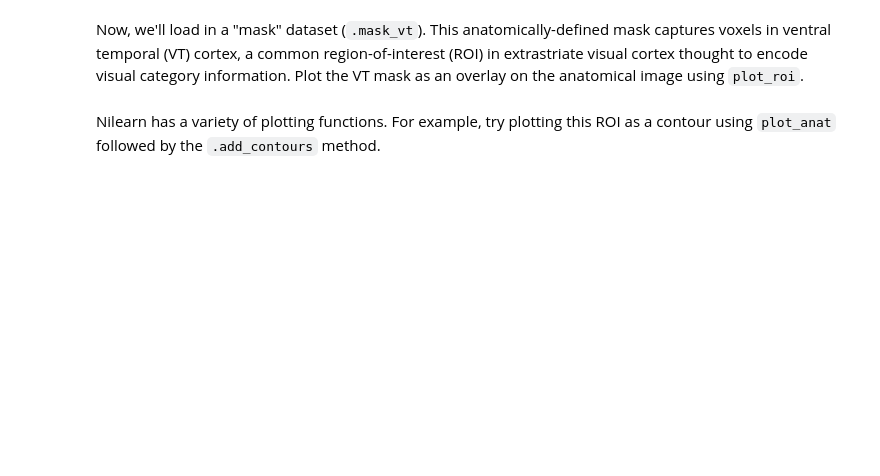
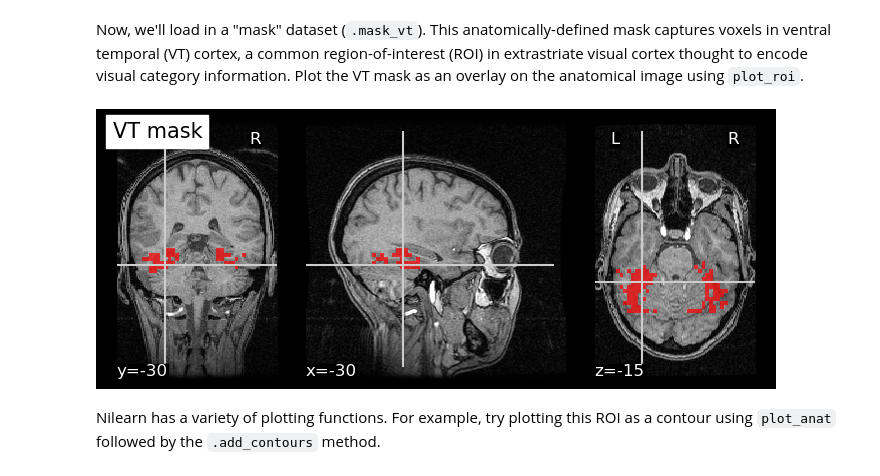
Before and after one commit to yunchang-z/neu502b-lab, a Jupyter notebook: fmri-01/fmri-01-visualization.ipynb, the cells around one changed output. Saved outputs shown, nothing was run; the diff lists cells and outputs as text; code cells hidden in the pictures; blank space fills up the shorter version.

```diff
--- a/fmri-01/fmri-01-visualization.ipynb
+++ b/fmri-01/fmri-01-visualization.ipynb
@@ -35,6 +58,12 @@ Next, we'll visualize the raw functional (BOLD) data. The BOLD data is a 4-dimen
 Now, we'll load in a "mask" dataset (`.mask_vt`). This anatomically-defined mask captures voxels in ventral temporal (VT) cortex, a common region-of-interest (ROI) in extrastriate visual cortex thought to encode visual category information. Plot the VT mask as an overlay on the anatomical image using `plot_roi`.
 # %%
 # Load and visualize VT mask
+mask_vt = haxby_dataset.mask_vt[0]
+cut_coords = (-30, -30, -15)
+plot_roi(mask_vt, bg_img=haxby_dataset.anat[0], cut_coords=cut_coords,
+         dim=-1.3, cmap='bwr_r', title='VT mask');
+# %% [output]
+[figure, added]
 # %% [markdown]
 Nilearn has a variety of plotting functions. For example, try plotting this ROI as a contour using `plot_anat` followed by the `.add_contours` method.
 # %%
```
Also changed, not shown: parts of 5 cells of this notebook, 1 other file.
